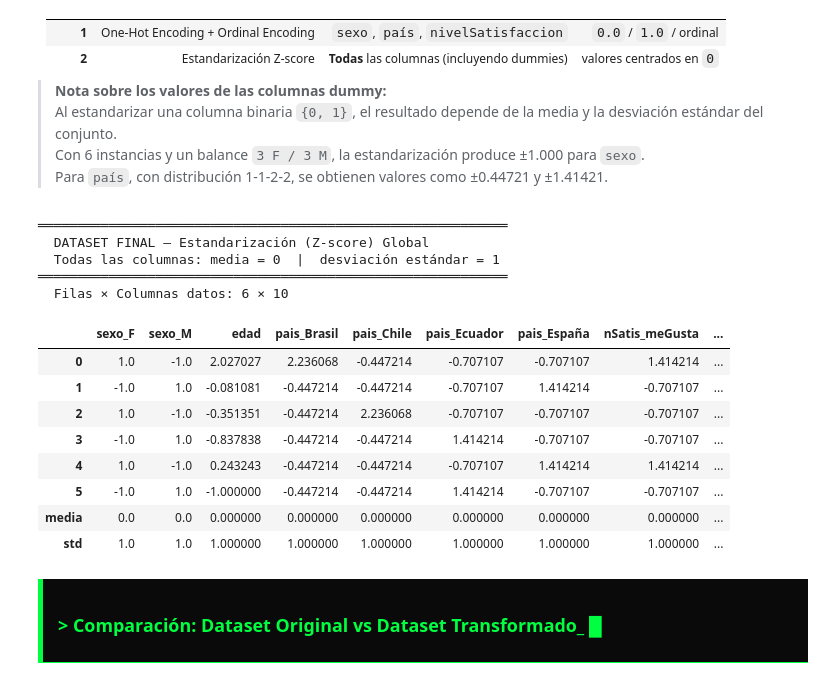
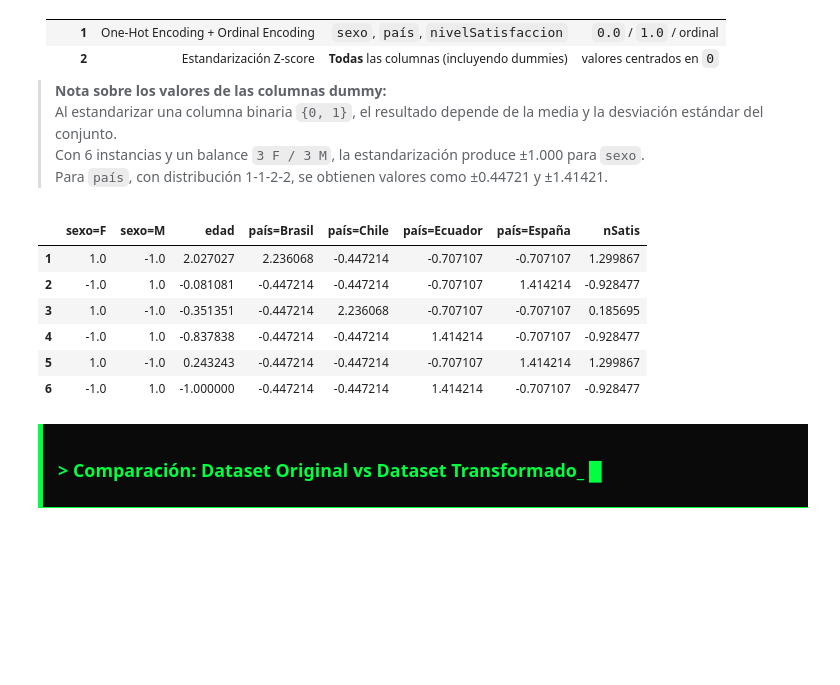
Before and after one commit to kennypallchizaca-coder/Inteligencia-Artificial, a Jupyter notebook: notebooks/02_transformacion_variables.ipynb, the cells around one changed output. Saved outputs shown, nothing was run; the diff lists cells and outputs as text; code cells hidden in the pictures; blank space fills up the shorter version.

```diff
--- a/notebooks/02_transformacion_variables.ipynb
+++ b/notebooks/02_transformacion_variables.ipynb
@@ -335,25 +335,24 @@ cols_onehot_nom = (
         .get_feature_names_out(categorical_nominal_features)
 )
 
-# Recuperar nombres de columnas generadas por OneHotEncoder (nivelSatisfaccion)
-cols_onehot_sat = (
+# Recuperar nombres de columnas generadas por OrdinalEncoder
+cols_ordinal_sat = (
     pipe.named_steps['preprocesador']
         .named_transformers_['cat_sat']
-        .named_steps['onehot_satis']
+        .named_steps['ordinal_satis']
         .get_feature_names_out(categorical_ordinal_features)
 )
 
-# Función para limpiar nombres de columnas (quitar tildes, aplicar prefijos)
+# Función para limpiar nombres de columnas para que coincidan con la imagen
 def clean_col(col):
-    col = col.replace('país_', 'pais_')
-    col = col.replace('nivelSatisfaccion_me gusta',    'nSatis_meGusta')
-    col = col.replace('nivelSatisfaccion_neutral',     'nSatis_neutral')
-    col = col.replace('nivelSatisfaccion_no me gusta', 'nSatis_noMeGusta')
+    col = col.replace('sexo_', 'sexo=')
+    col = col.replace('país_', 'país=')
+    col = col.replace('nivelSatisfaccion', 'nSatis')
     return col
 
 # Lista completa de columnas en el orden que las produce el ColumnTransformer
 cols_nom_clean  = [clean_col(c) for c in cols_onehot_nom]
-cols_sat_clean  = [clean_col(c) for c in cols_onehot_sat]
+cols_sat_clean  = [clean_col(c) for c in cols_ordinal_sat]
 nuevas_columnas = ['edad'] + cols_nom_clean + cols_sat_clean
 
 print('Columnas resultantes tras la transformación:')
@@ -362,9 +361,10 @@ for i, col in enumerate(nuevas_columnas):
 
 # Crear DataFrame transformado
 dfTransformado = pd.DataFrame(data=X_Transformado, columns=nuevas_columnas)
+dfTransformado.index = dfTransformado.index + 1 # Ajustar índice a 1-basado
 print()
 print(f'Dimensiones del dataset transformado: {dfTransformado.shape}')
-dfTransformado
+display(dfTransformado)
 # %% [output]
 ✔ Pipeline aplicado exitosamente
 
@@ -474,54 +407,37 @@ Este enfoque de **dos etapas** es habitual en pipelines de Machine Learning:
 # %%
 # ══════════════════════════════════════════════════════════════════════════
 # TABLA FINAL — Estandarización Z-score sobre TODAS las columnas
-#   Orden de columnas: sexo_F, sexo_M, edad, pais_Brasil, pais_Chile,
-#                      pais_Ecuador, pais_España, nSatis_meGusta,
-#                      nSatis_neutral, nSatis_noMeGusta
+#   Orden de columnas: sexo=F, sexo=M, edad, país=Brasil, país=Chile,
+#                      país=Ecuador, país=España, nSatis
 # ══════════════════════════════════════════════════════════════════════════
 
 scaler_global = StandardScaler(with_mean=True, with_std=True)
 
-# Reordenar columnas para coincidir con la tabla del profesor
+# Reordenar columnas para coincidir con la tabla
 orden_final = [
-    'sexo_F', 'sexo_M', 'edad',
-    'pais_Brasil', 'pais_Chile', 'pais_Ecuador', 'pais_España',
-    'nSatis_meGusta', 'nSatis_neutral', 'nSatis_noMeGusta'
+    'sexo=F', 'sexo=M', 'edad',
+    'país=Brasil', 'país=Chile', 'país=Ecuador', 'país=España',
+    'nSatis'
 ]
 dfTransformado_ordenado = dfTransformado[orden_final]
 
 # Aplicar Z-score sobre todas las columnas del DataFrame ya transformado
 X_global = scaler_global.fit_transform(dfTransformado_ordenado)
 
-# Reconstruir como DataFrame conservando los nombres de columna
+# Reconstruir como DataFrame conservando los nombres de columna y ajustando el índice a base 1
 dfFinal = pd.DataFrame(data=X_global, columns=orden_final)
+dfFinal.index = dfFinal.index + 1
 
-# Agregar filas de media y std (igual que en la tabla del profesor)
-media_row = dfFinal.mean().round(12).rename('media')
-std_row   = dfFinal.std(ddof=0).round(12).rename('std')
-dfFinal_display = pd.concat([dfFinal.round(9), media_row.to_frame().T, std_row.to_frame().T])
-
-print('═' * 60)
-print('  DATASET FINAL — Estandarización (Z-score) Global')
-print('  Todas las columnas: media = 0  |  desviación estándar = 1')
-print('═' * 60)
-print(f'  Filas × Columnas datos: {dfFinal.shape[0]} × {dfFinal.shape[1]}')
-print()
-dfFinal_display
+# Mostrar directamente el dataframe (coincidiendo con la tabla de la foto)
+display(dfFinal.round(6))
 # %% [output]
-════════════════════════════════════════════════════════════
-  DATASET FINAL — Estandarización (Z-score) Global
-  Todas las columnas: media = 0  |  desviación estándar = 1
-════════════════════════════════════════════════════════════
-  Filas × Columnas datos: 6 × 10
-|  | sexo_F | sexo_M | edad | pais_Brasil | pais_Chile | pais_Ecuador | pais_España | nSatis_meGusta | ... |
-| 0 | 1.0 | -1.0 | 2.027027 | 2.236068 | -0.447214 | -0.707107 | -0.707107 | 1.414214 | ... |
-| 1 | -1.0 | 1.0 | -0.081081 | -0.447214 | -0.447214 | -0.707107 | 1.414214 | -0.707107 | ... |
-| 2 | 1.0 | -1.0 | -0.351351 | -0.447214 | 2.236068 | -0.707107 | -0.707107 | -0.707107 | ... |
-| 3 | -1.0 | 1.0 | -0.837838 | -0.447214 | -0.447214 | 1.414214 | -0.707107 | -0.707107 | ... |
-| 4 | 1.0 | -1.0 | 0.243243 | -0.447214 | -0.447214 | -0.707107 | 1.414214 | 1.414214 | ... |
-| 5 | -1.0 | 1.0 | -1.000000 | -0.447214 | -0.447214 | 1.414214 | -0.707107 | -0.707107 | ... |
-| media | 0.0 | 0.0 | 0.000000 | 0.000000 | 0.000000 | 0.000000 | 0.000000 | 0.000000 | ... |
-| std | 1.0 | 1.0 | 1.000000 | 1.000000 | 1.000000 | 1.000000 | 1.000000 | 1.000000 | ... |
+|  | sexo=F | sexo=M | edad | país=Brasil | país=Chile | país=Ecuador | país=España | nSatis |
+| 1 | 1.0 | -1.0 | 2.027027 | 2.236068 | -0.447214 | -0.707107 | -0.707107 | 1.299867 |
+| 2 | -1.0 | 1.0 | -0.081081 | -0.447214 | -0.447214 | -0.707107 | 1.414214 | -0.928477 |
+| 3 | 1.0 | -1.0 | -0.351351 | -0.447214 | 2.236068 | -0.707107 | -0.707107 | 0.185695 |
+| 4 | -1.0 | 1.0 | -0.837838 | -0.447214 | -0.447214 | 1.414214 | -0.707107 | -0.928477 |
+| 5 | 1.0 | -1.0 | 0.243243 | -0.447214 | -0.447214 | -0.707107 | 1.414214 | 1.299867 |
+| 6 | -1.0 | 1.0 | -1.000000 | -0.447214 | -0.447214 | 1.414214 | -0.707107 | -0.928477 |
 # %% [markdown]
 <div style="background-color:#0a0a0a;color:#00ff41;padding:10px 15px;font-family:'Courier New',Courier,monospace;border-left:5px solid #00ff41;border-bottom:1px solid #00ff41;box-shadow:inset 0 0 5px #000000;"><h3 style="margin:0;text-transform:uppercase;">&gt; Comparación: Dataset Original vs Dataset Transformado_ &#9608;</h3></div>
 # %%
```
Also changed, not shown: parts of 7 cells of this notebook.
